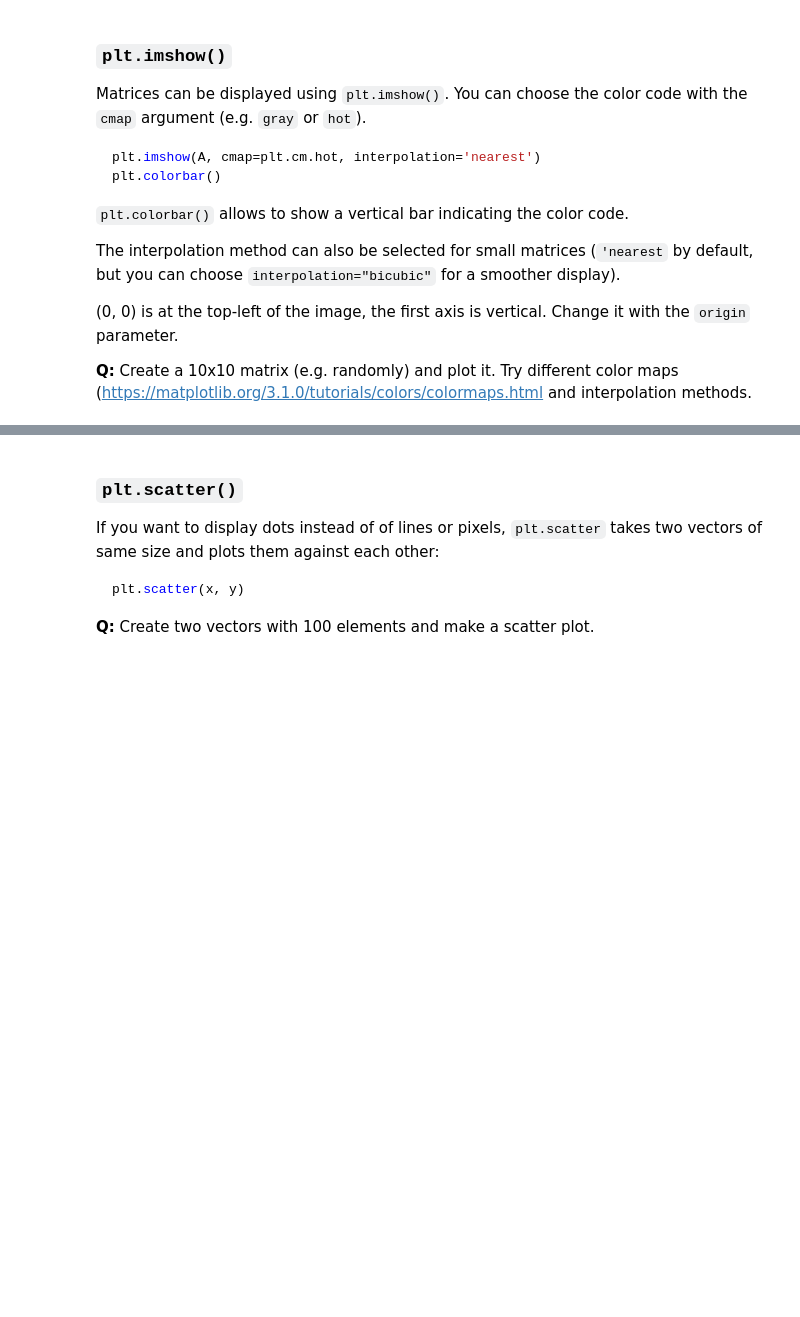
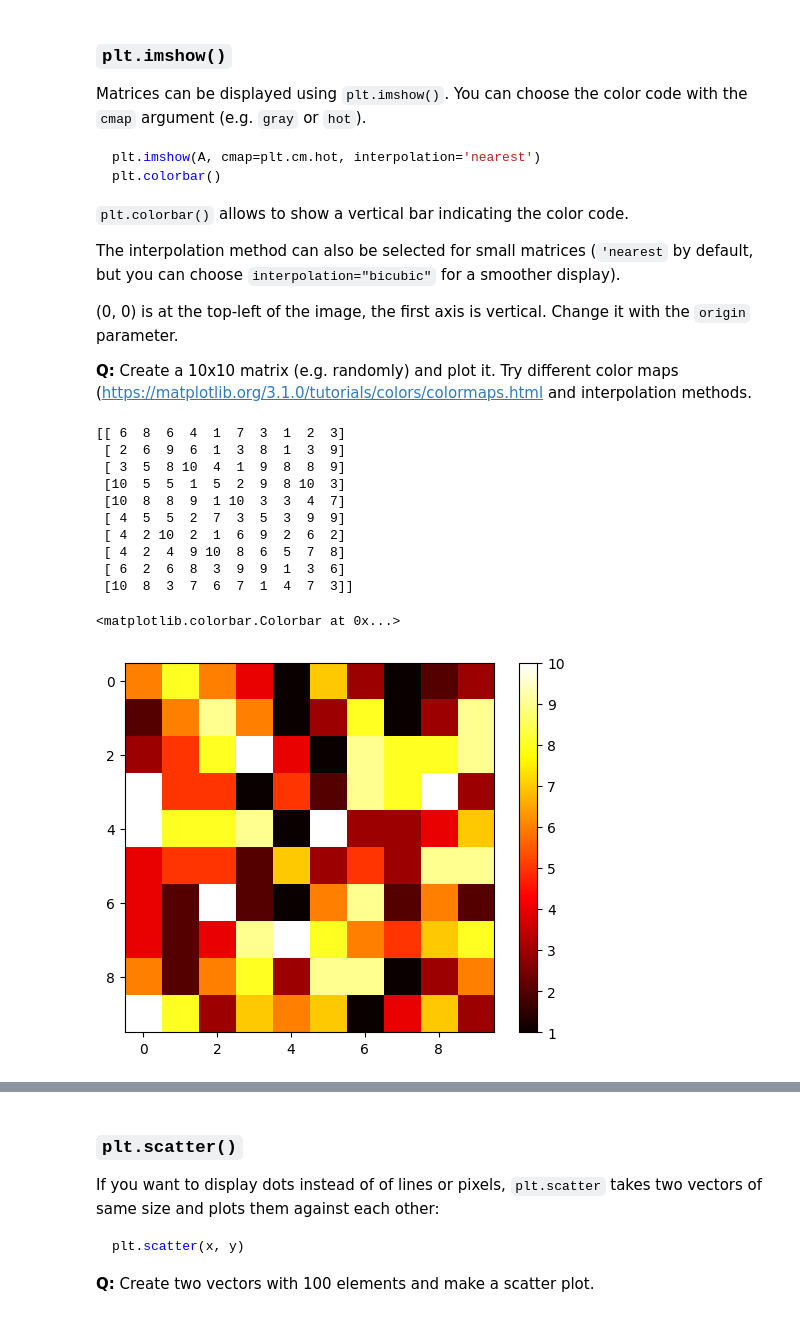
Before and after one commit to 77boom/neurocomputing, a Jupyter notebook: notebooks/2-Numpy.ipynb, the cells around one changed output, grey strips where cells are left out. Saved outputs shown, nothing was run; the diff lists cells and outputs as text; code cells hidden in the pictures; blank space fills up the shorter version.

```diff
--- a/notebooks/2-Numpy.ipynb
+++ b/notebooks/2-Numpy.ipynb
@@ -739,3 +755,27 @@ The interpolation method can also be selected for small matrices (`'nearest` by
 (0, 0) is at the top-left of the image, the first axis is vertical. Change it with the `origin` parameter.
 
 **Q:** Create a 10x10 matrix (e.g. randomly) and plot it. Try different color maps (<https://matplotlib.org/3.1.0/tutorials/colors/colormaps.html> and interpolation methods.
+# %%
+import numpy as np
+import matplotlib.pyplot as plt
+
+rng = np.random.default_rng()
+
+A = rng.integers(1, 11, (10,10)) # random integers
+print(A)
+
+plt.imshow(A, cmap=plt.cm.hot, interpolation='nearest')
+plt.colorbar()
+# %% [output]
+[[ 6  8  6  4  1  7  3  1  2  3]
+ [ 2  6  9  6  1  3  8  1  3  9]
+ [ 3  5  8 10  4  1  9  8  8  9]
+ [10  5  5  1  5  2  9  8 10  3]
+ [10  8  8  9  1 10  3  3  4  7]
+ [ 4  5  5  2  7  3  5  3  9  9]
+ [ 4  2 10  2  1  6  9  2  6  2]
+ [ 4  2  4  9 10  8  6  5  7  8]
+ [ 6  2  6  8  3  9  9  1  3  6]
+ [10  8  3  7  6  7  1  4  7  3]]
+<matplotlib.colorbar.Colorbar at 0x...>
+[figure, added]
```
Also changed, not shown: parts of 4 cells of this notebook.
